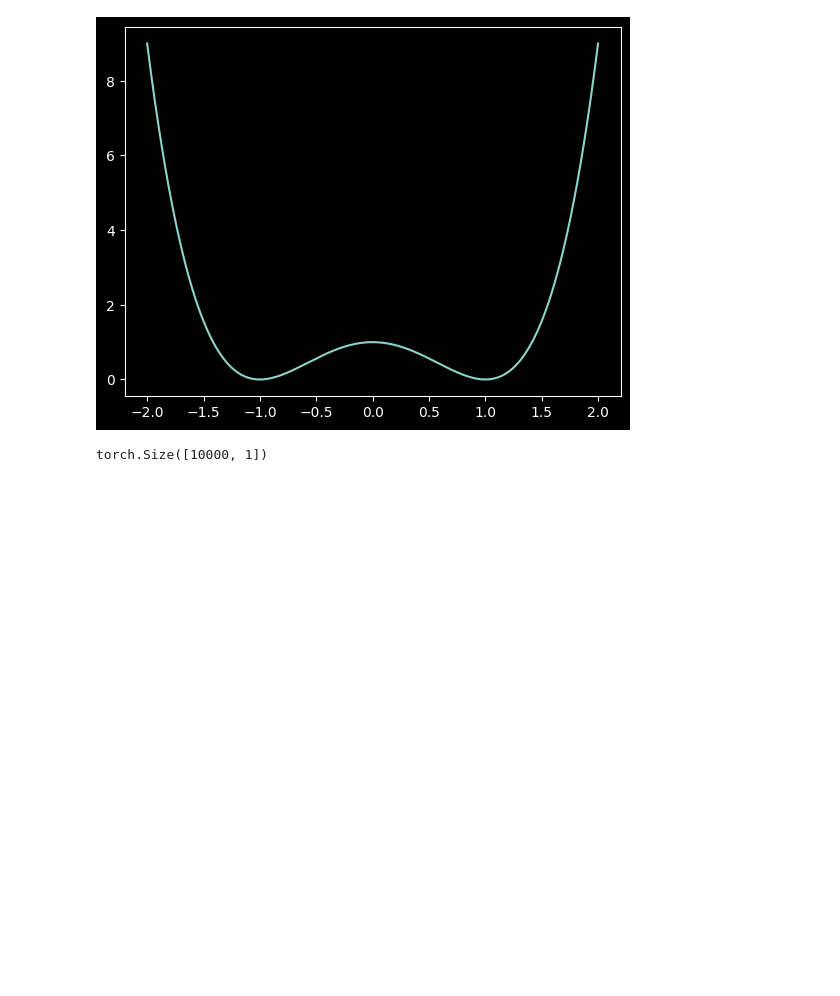
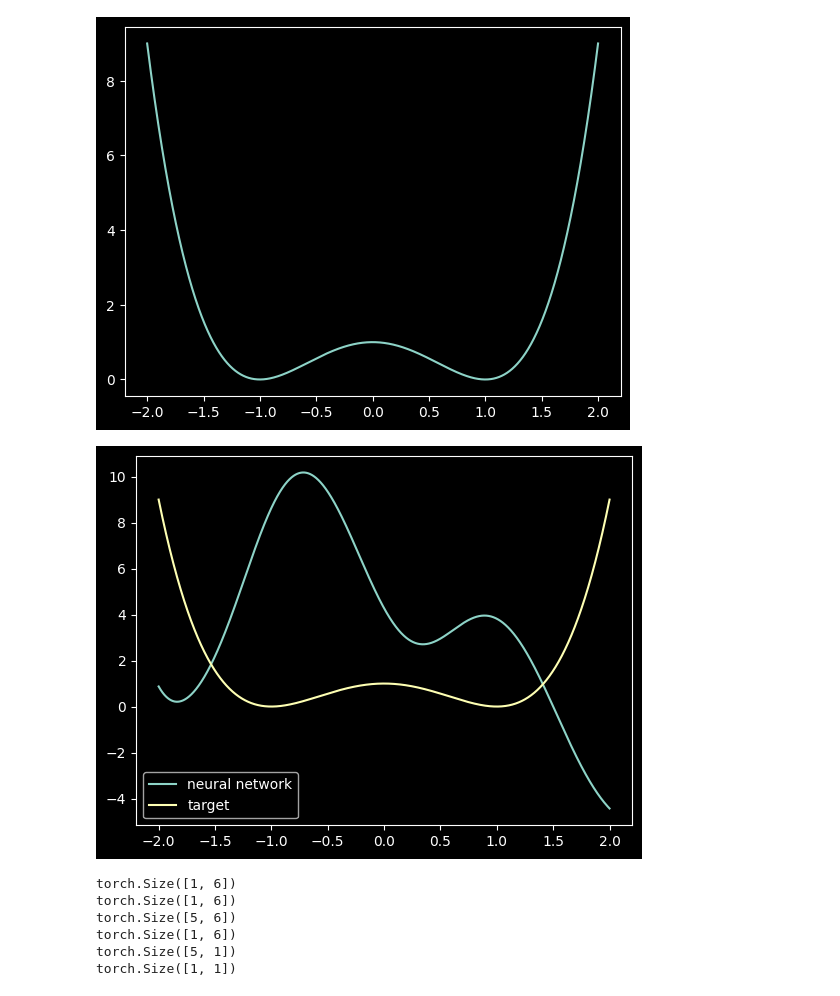
Before and after one commit to jonathan-hellwig/symbolic_regression, a Jupyter notebook: symbolic_regression.ipynb, the cells around one changed output. Saved outputs shown, nothing was run; the diff lists cells and outputs as text; code cells hidden in the pictures; blank space fills up the shorter version.

```diff
--- a/symbolic_regression.ipynb
+++ b/symbolic_regression.ipynb
@@ -10,21 +13,25 @@ y = f(x)
 plt.plot(x, y);
 # %% [output]
 [figure]
-# %%
-W1 = torch.randn((1, 6))
-b1 = torch.randn((6))
-W2 = torch.randn((5, 6))
-b2 = torch.randn((6))
-W3 = torch.randn((5, 1))
-b3 = torch.randn((1))
-pre_z1 = x @ W1 + b1
-z1 = torch.cat((pre_z1[:, 0][:, None], torch.sin(pre_z1[:, 1][:, None]), torch.cos(
-    pre_z1[:, 2][:, None]), torch.sigmoid(pre_z1[:, 3][:, None]), pre_z1[:, 4][:, None] * pre_z1[:, 5][:, None]), 1)
-pre_z2 = z1 @ W2 + b2
-z2 = torch.cat((pre_z2[:, 0][:, None], torch.sin(pre_z2[:, 1][:, None]), torch.cos(
-    pre_z2[:, 2][:, None]), torch.sigmoid(pre_z2[:, 3][:, None]), pre_z2[:, 4][:, None] * pre_z2[:, 5][:, None]), 1)
-y_hat = z2 @ W3 + b3
-parameters = [W1, b1, W2, b2, W3, b3]
-y_hat.shape
-# %% [output]
-torch.Size([10000, 1])
+# %%
+layers = [LinearLayer(1, 6), SymbolicLayer(), LinearLayer(5, 6),
+          SymbolicLayer(), LinearLayer(5, 1)]
+y_hat = x.clone()
+for layer in layers:
+    y_hat = layer.forward(y_hat)
+plt.plot(x, y_hat, label='neural network')
+plt.plot(x, y, label='target')
+plt.legend();
+# %% [output]
+[figure, added]
+# %%
+for layer in layers:
+    for p in layer.parameters():
+        print(p.shape)
+# %% [output]
+torch.Size([1, 6])
+torch.Size([1, 6])
+torch.Size([5, 6])
+torch.Size([1, 6])
+torch.Size([5, 1])
+torch.Size([1, 1])
```
Also changed, not shown: parts of 14 cells of this notebook.
